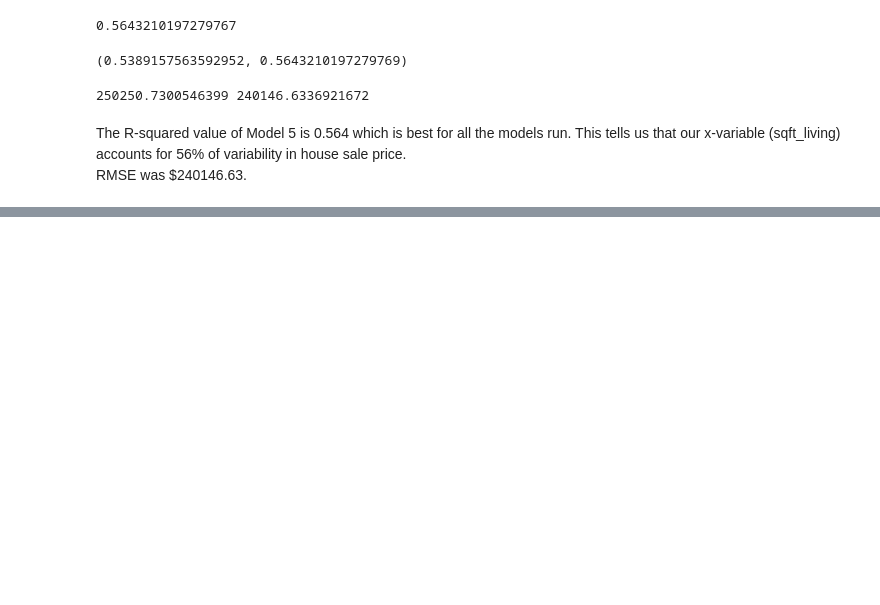
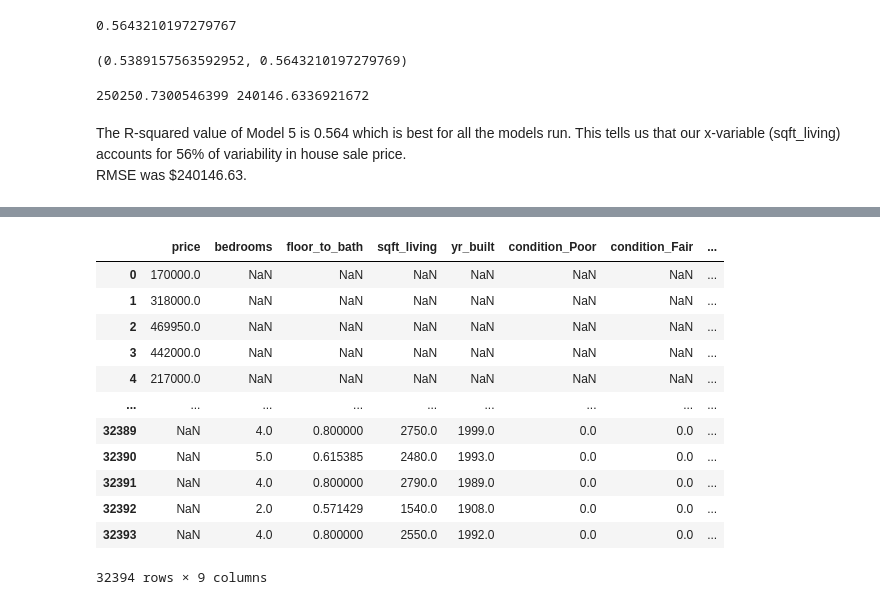
Before and after one commit to sgchatrathi/Real-Estate-Project-analysis, a Jupyter notebook: Main Notebook.ipynb, the cells around one changed output, grey strips where cells are left out. Cells and saved outputs as stored; diff of their text form; code cells hidden in the pictures; blank space fills up the shorter version.

```diff
--- a/Main Notebook.ipynb
+++ b/Main Notebook.ipynb
@@ -591,0 +600,17 @@ RMSE was $240146.63.
+# %%
+final_df = pd.DataFrame(y_train).append(X_train, ignore_index=True)
+final_df
+# %% [output]
+|  | price | bedrooms | floor_to_bath | sqft_living | yr_built | condition_Poor | condition_Fair | ... |
+| 0 | 170000.0 | NaN | NaN | NaN | NaN | NaN | NaN | ... |
+| 1 | 318000.0 | NaN | NaN | NaN | NaN | NaN | NaN | ... |
+| 2 | 469950.0 | NaN | NaN | NaN | NaN | NaN | NaN | ... |
+| 3 | 442000.0 | NaN | NaN | NaN | NaN | NaN | NaN | ... |
+| 4 | 217000.0 | NaN | NaN | NaN | NaN | NaN | NaN | ... |
+| ... | ... | ... | ... | ... | ... | ... | ... | ... |
+| 32389 | NaN | 4.0 | 0.800000 | 2750.0 | 1999.0 | 0.0 | 0.0 | ... |
+| 32390 | NaN | 5.0 | 0.615385 | 2480.0 | 1993.0 | 0.0 | 0.0 | ... |
+| 32391 | NaN | 4.0 | 0.800000 | 2790.0 | 1989.0 | 0.0 | 0.0 | ... |
+| 32392 | NaN | 2.0 | 0.571429 | 1540.0 | 1908.0 | 0.0 | 0.0 | ... |
+| 32393 | NaN | 4.0 | 0.800000 | 2550.0 | 1992.0 | 0.0 | 0.0 | ... |
+32394 rows × 9 columns
```
Also changed, not shown: parts of 9 cells of this notebook.
